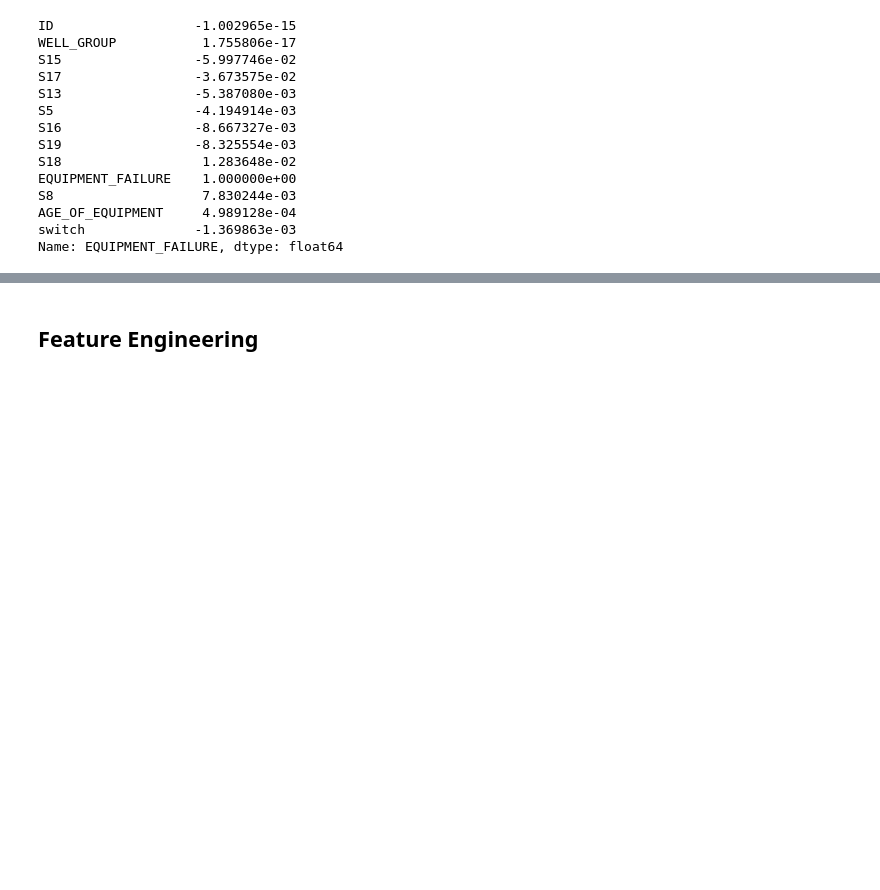
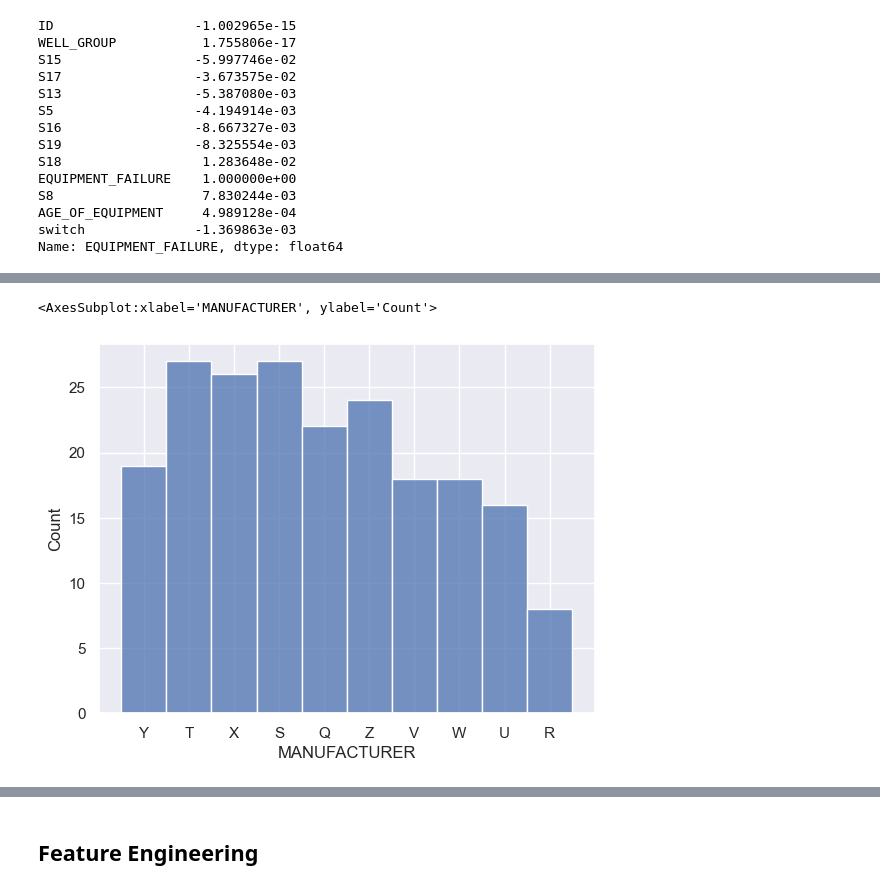
Before and after one commit to MaxPolak97/machine-failure-prediction, a Jupyter notebook: PredictiveMaintenance.ipynb, the cells around one changed output, grey strips where cells are left out. Drawn from its saved outputs; the diff is of its cells as text; code cells hidden in the pictures; blank space fills up the shorter version.

```diff
--- a/PredictiveMaintenance.ipynb
+++ b/PredictiveMaintenance.ipynb
@@ -150,0 +169,5 @@ Name: EQUIPMENT_FAILURE, dtype: float64
+# %%
+sns.histplot(data_failed, x='MANUFACTURER')
+# %% [output]
+<AxesSubplot:xlabel='MANUFACTURER', ylabel='Count'>
+[figure, added]
```
Also changed, not shown: parts of 4 cells of this notebook.
